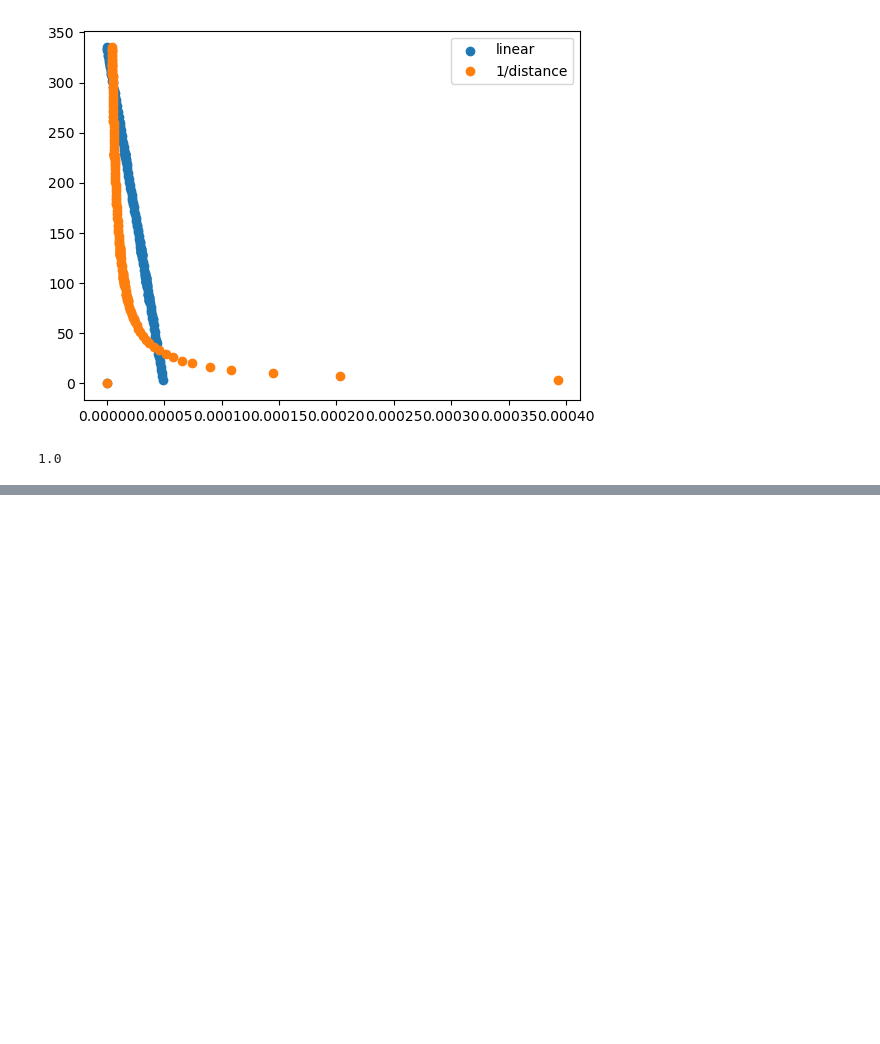
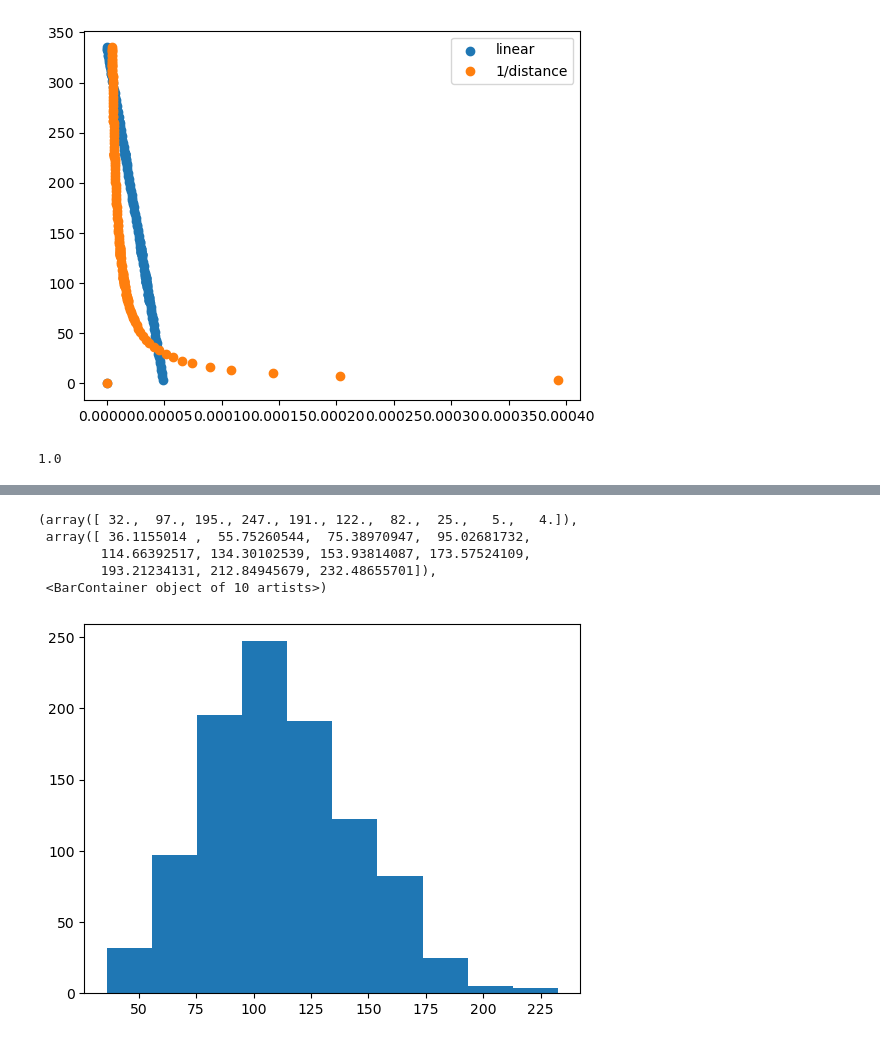
Before and after one commit to idptools/starling, a Jupyter notebook: starling/training/viz_maps.ipynb, the cells around one changed output, grey strips where cells are left out. Saved outputs shown, nothing was run; the diff lists cells and outputs as text; code cells hidden in the pictures; blank space fills up the shorter version.

```diff
--- a/starling/training/viz_maps.ipynb
+++ b/starling/training/viz_maps.ipynb
@@ -310,0 +322,11 @@ plt.imshow(sampled_distance_map)
+# %%
+end_to_end_distance = [distance[0,-1] for distance in sampled_distance_maps[:,0]]
+# %%
+plt.hist(end_to_end_distance)
+# %% [output]
+(array([ 32.,  97., 195., 247., 191., 122.,  82.,  25.,   5.,   4.]),
+ array([ 36.1155014 ,  55.75260544,  75.38970947,  95.02681732,
+        114.66392517, 134.30102539, 153.93814087, 173.57524109,
+        193.21234131, 212.84945679, 232.48655701]),
+ <BarContainer object of 10 artists>)
+[figure, added]
```
Also changed, not shown: parts of 24 cells of this notebook.
